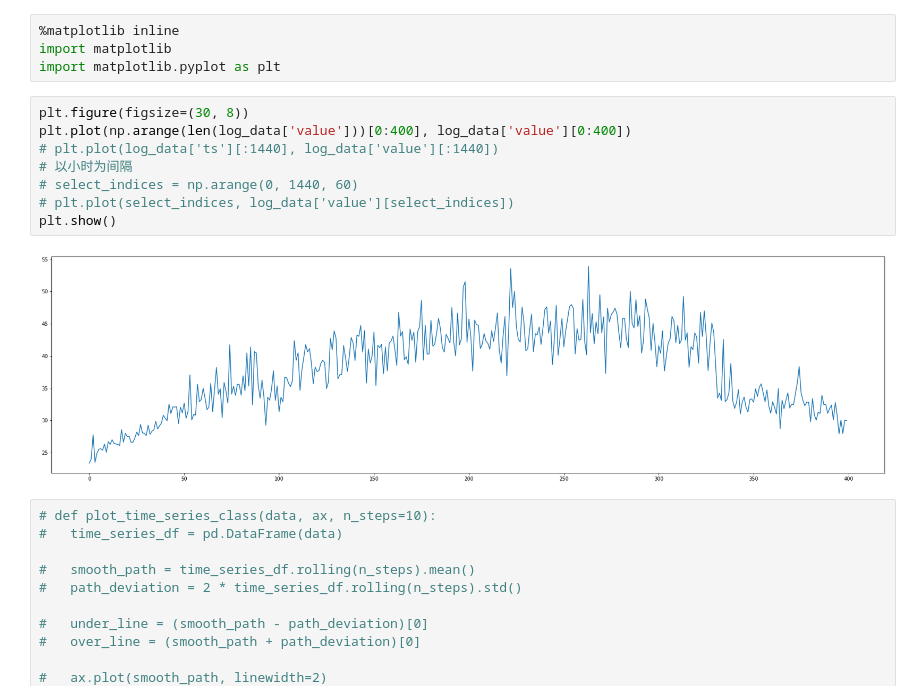
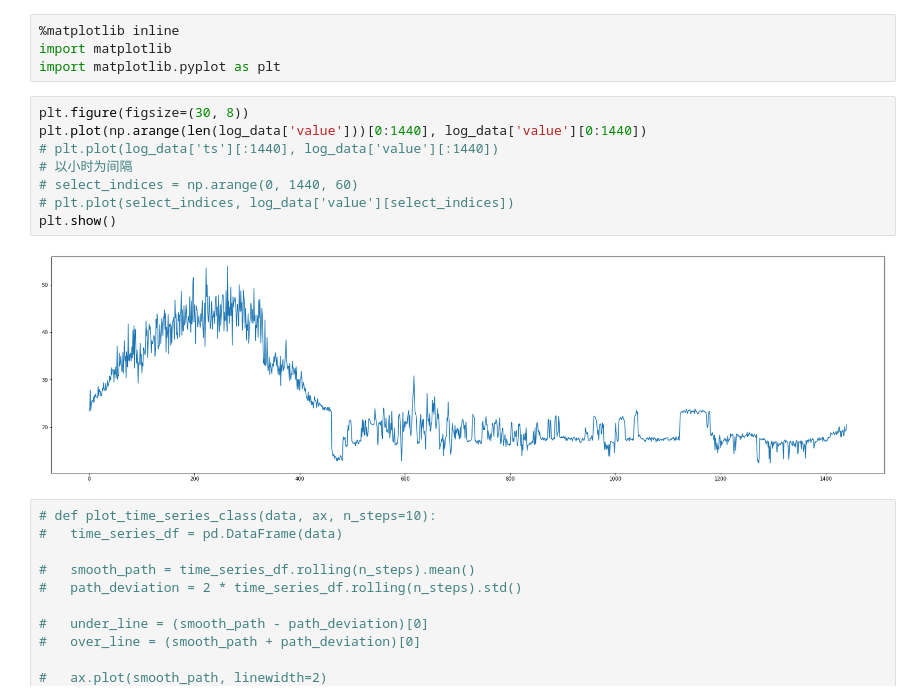
Before and after one commit to ShawnZhang31/aiops-playground, a Jupyter notebook: AnomalyDetection/TimeSeriesAnomalyDetection/LSTM_AE/time_series_anomaly_detection_using_lstm_ae.ipynb, the cells around one changed output. Drawn from its saved outputs; the diff is of its cells as text.

```diff
--- a/AnomalyDetection/TimeSeriesAnomalyDetection/LSTM_AE/time_series_anomaly_detection_using_lstm_ae.ipynb
+++ b/AnomalyDetection/TimeSeriesAnomalyDetection/LSTM_AE/time_series_anomaly_detection_using_lstm_ae.ipynb
@@ -84,14 +90,14 @@ import matplotlib
 import matplotlib.pyplot as plt
 # %%
 plt.figure(figsize=(30, 8))
-plt.plot(np.arange(len(log_data['value']))[0:400], log_data['value'][0:400])
+plt.plot(np.arange(len(log_data['value']))[0:1440], log_data['value'][0:1440])
 # plt.plot(log_data['ts'][:1440], log_data['value'][:1440])
 # 以小时为间隔
 # select_indices = np.arange(0, 1440, 60)
 # plt.plot(select_indices, log_data['value'][select_indices])
 plt.show()
 # %% [output]
-[figure, old version]
+[figure, new version]
 # %%
 # def plot_time_series_class(data, ax, n_steps=10):
 #   time_series_df = pd.DataFrame(data)
```
Also changed, not shown: parts of 3 cells of this notebook.
